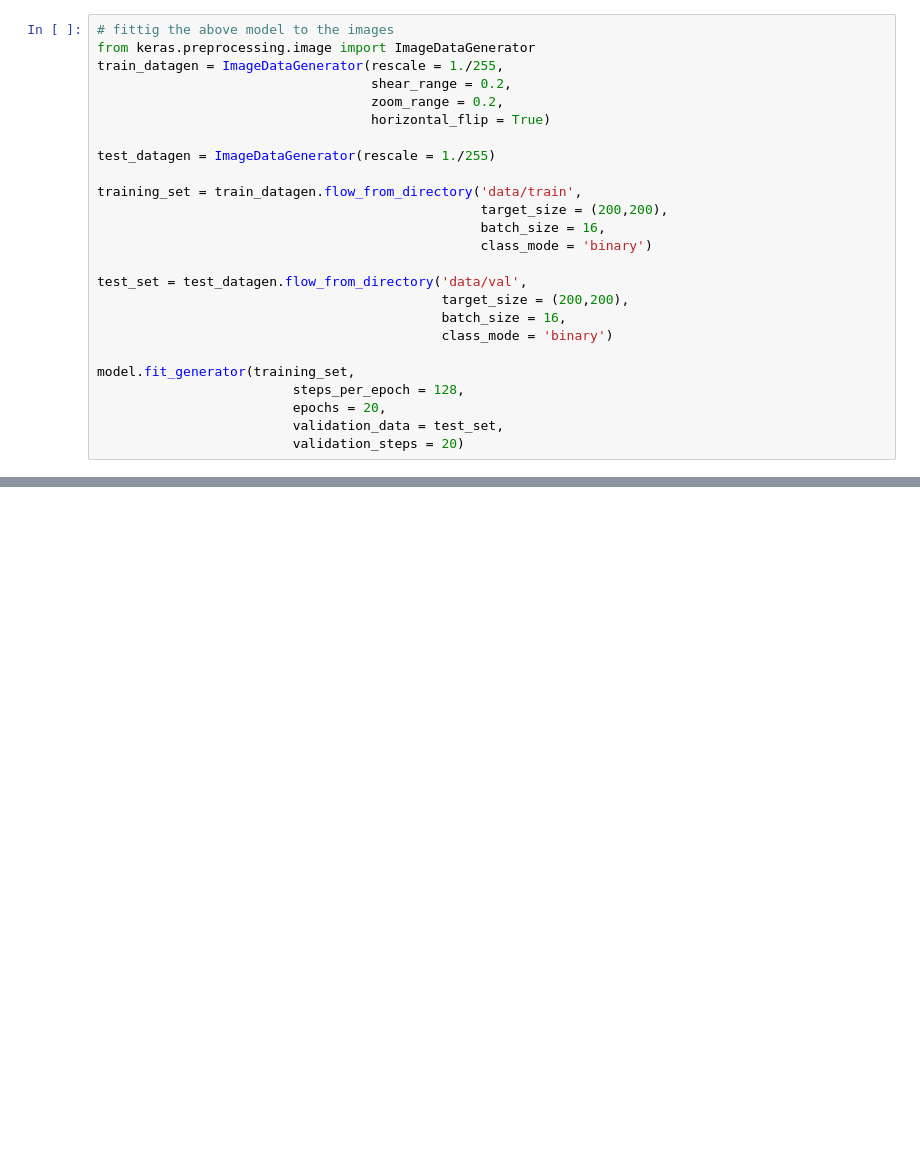
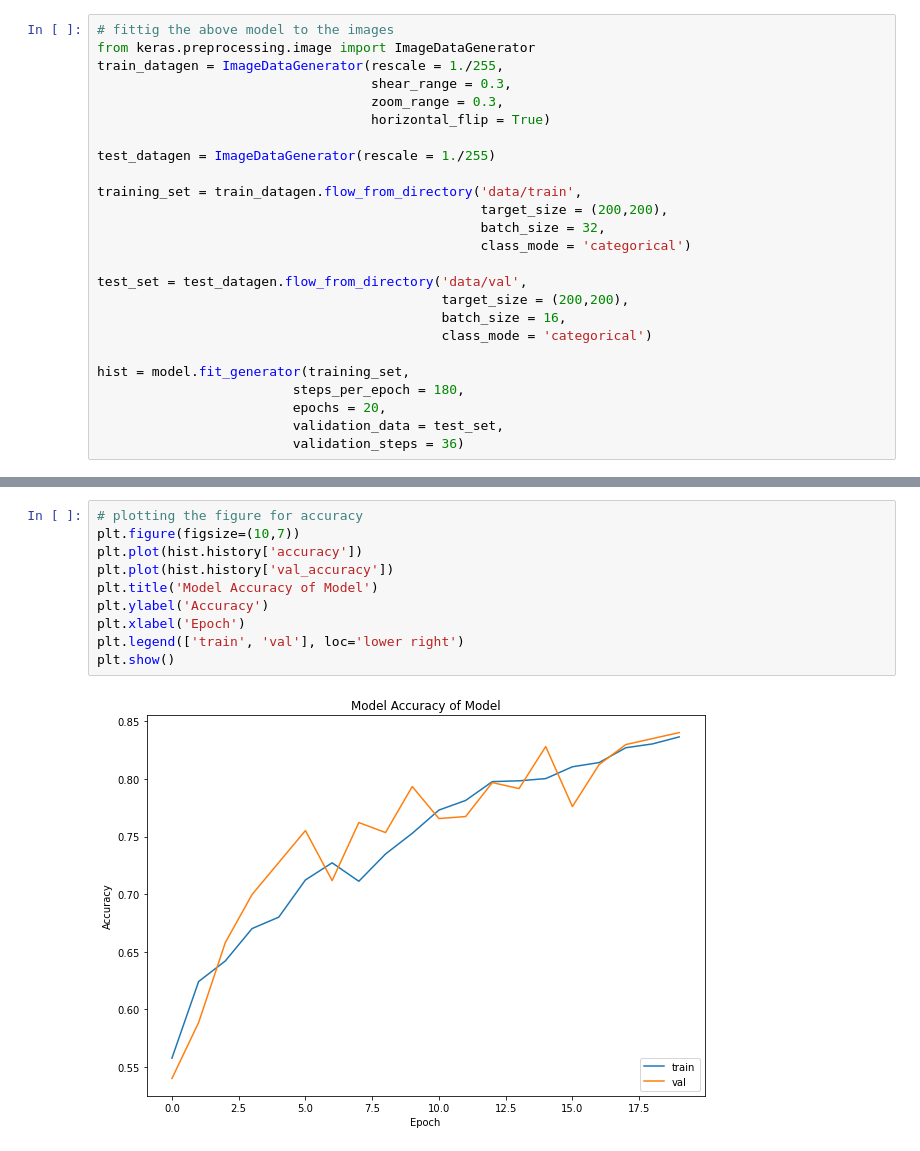
Before and after one commit to Ankit152/Dog-Cat-Classifier, a Jupyter notebook: convnetScratch.ipynb, the cells around one changed output, grey strips where cells are left out. Saved outputs shown, nothing was run; the diff lists cells and outputs as text; blank space fills up the shorter version.

```diff
--- a/convnetScratch.ipynb
+++ b/convnetScratch.ipynb
@@ -26,27 +52,27 @@ model.compile(optimizer='adam',loss='binary_crossentropy',metrics=['accuracy'])
 # fittig the above model to the images
 from keras.preprocessing.image import ImageDataGenerator
 train_datagen = ImageDataGenerator(rescale = 1./255,
-                                   shear_range = 0.2,
-                                   zoom_range = 0.2,
+                                   shear_range = 0.3,
+                                   zoom_range = 0.3,
                                    horizontal_flip = True)
 
 test_datagen = ImageDataGenerator(rescale = 1./255)
 
 training_set = train_datagen.flow_from_directory('data/train',
                                                  target_size = (200,200),
-                                                 batch_size = 16,
-                                                 class_mode = 'binary')
+                                                 batch_size = 32,
+                                                 class_mode = 'categorical')
 
 test_set = test_datagen.flow_from_directory('data/val',
                                             target_size = (200,200),
                                             batch_size = 16,
-                                            class_mode = 'binary')
+                                            class_mode = 'categorical')
 
-model.fit_generator(training_set,
-                         steps_per_epoch = 128,
+hist = model.fit_generator(training_set,
+                         steps_per_epoch = 180,
                          epochs = 20,
                          validation_data = test_set,
-                         validation_steps = 20)
+                         validation_steps = 36)
 # %% [output]
 Found 6000 images belonging to 2 classes.
 Found 600 images belonging to 2 classes.
@@ -65,0 +94,12 @@ KeyboardInterrupt:
+# %%
+# plotting the figure for accuracy
+plt.figure(figsize=(10,7))
+plt.plot(hist.history['accuracy'])
+plt.plot(hist.history['val_accuracy'])
+plt.title('Model Accuracy of Model')
+plt.ylabel('Accuracy')
+plt.xlabel('Epoch')
+plt.legend(['train', 'val'], loc='lower right')
+plt.show()
+# %% [output]
+[figure, added]
```
Also changed, not shown: parts of 4 cells of this notebook, 1 other file.
